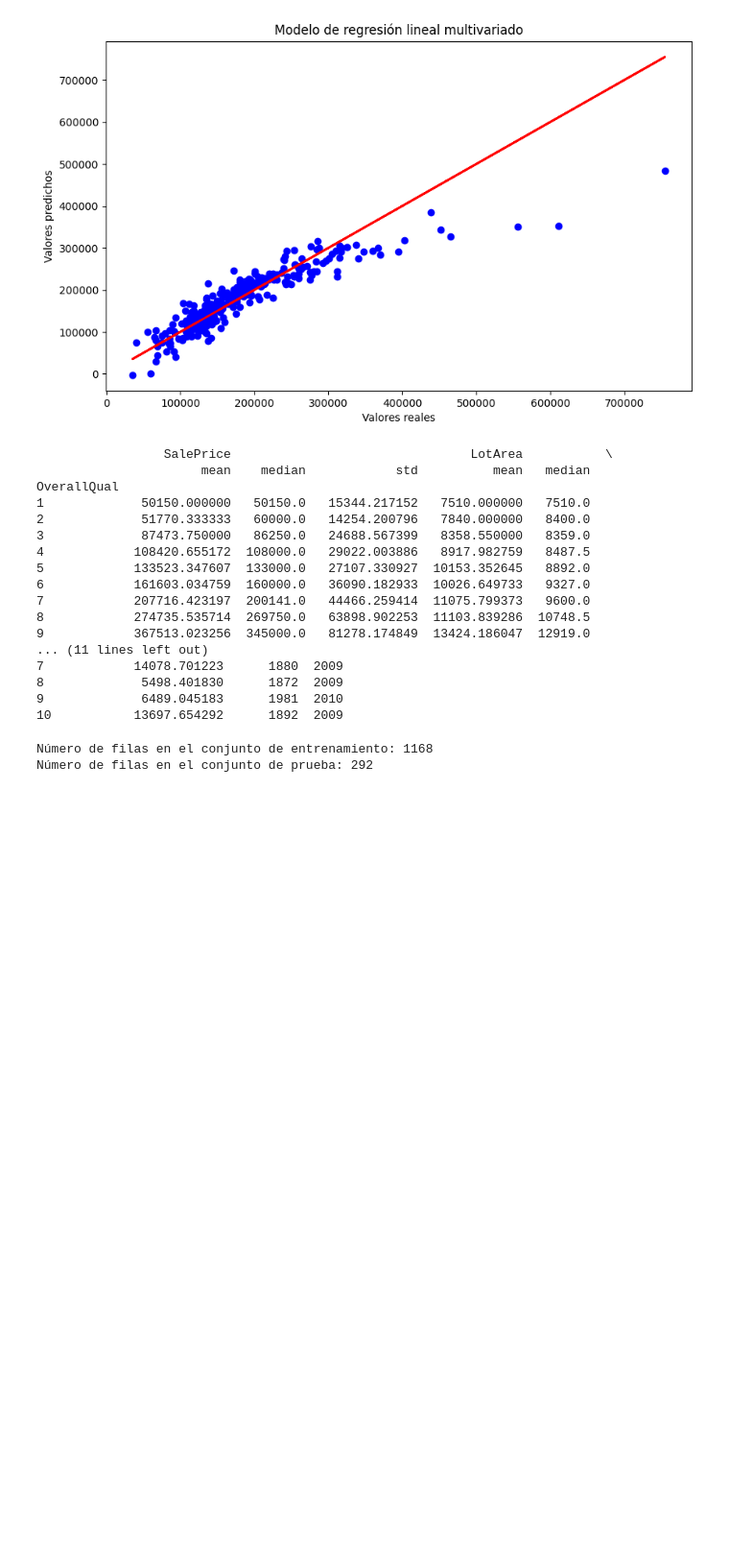
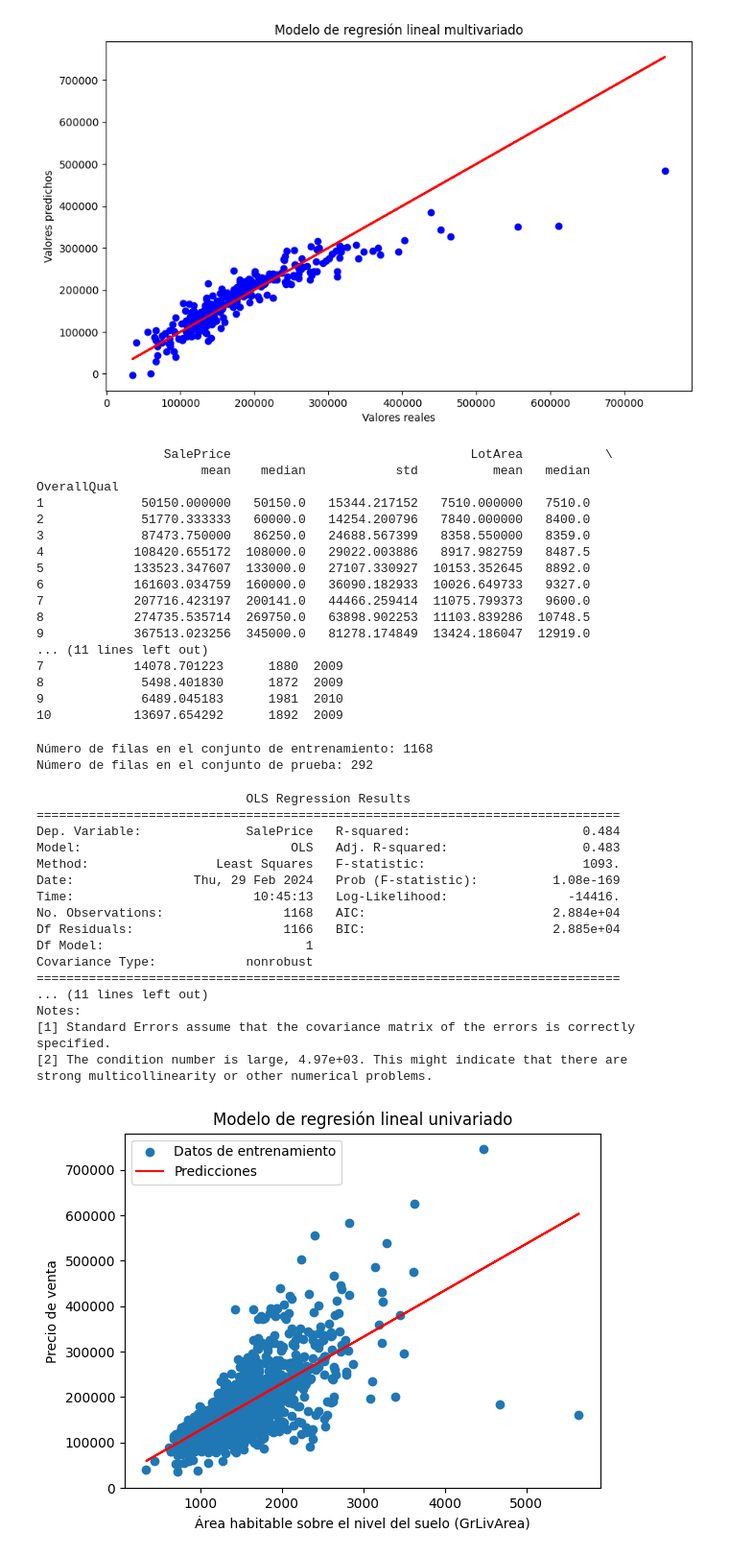
Before and after one commit to estebandonis/HT3-MineriadeDatos, a Jupyter notebook: lab3.ipynb, the cells around one changed output. Shown at 96% size. Drawn from its saved outputs; the diff is of its cells as text; code cells hidden in the pictures; blank space fills up the shorter version.

```diff
--- a/lab3.ipynb
+++ b/lab3.ipynb
@@ -216,3 +220,62 @@ print("Número de filas en el conjunto de prueba:", X_test.shape[0])
 # %% [output]
 Número de filas en el conjunto de entrenamiento: 1168
 Número de filas en el conjunto de prueba: 292
+# %%
+#Pregunta 7
+import numpy as np
+import statsmodels.api as sm
+import matplotlib.pyplot as plt
+
+# Agregar una columna de unos para el término constante
+X_train_uni = sm.add_constant(X_train['GrLivArea'])
+
+# Crear el modelo de regresión lineal univariado
+model_uni = sm.OLS(y_train, X_train_uni)
+
+# Ajustar el modelo
+results_uni = model_uni.fit()
+
+# Resumen del modelo
+print(results_uni.summary())
+
+# Obtener los residuos
+residuals_uni = results_uni.resid
+
+# Predicciones sobre los datos de entrenamiento
+predictions_uni = results_uni.predict(X_train_uni)
+
+# Gráfico de dispersión de los datos de entrenamiento y las predicciones
+plt.scatter(X_train['GrLivArea'], y_train, label='Datos de entrenamiento')
+plt.plot(X_train['GrLivArea'], predictions_uni, color='red', label='Predicciones')
+plt.xlabel('Área habitable sobre el nivel del suelo (GrLivArea)')
+plt.ylabel('Precio de venta')
+plt.title('Modelo de regresión lineal univariado')
+plt.legend()
+plt.show()
+
+# Gráfico de los residuos
+plt.scatter(predictions_uni, residuals_uni)
+plt.axhline(y=0, color='red', linestyle='--')
+plt.xlabel('Predicciones')
+plt.ylabel('Residuos')
+plt.title('Residuos del modelo de regresión lineal univariado')
+plt.show()
+# %% [output]
+                            OLS Regression Results
+==============================================================================
+Dep. Variable:              SalePrice   R-squared:                       0.484
+Model:                            OLS   Adj. R-squared:                  0.483
+Method:                 Least Squares   F-statistic:                     1093.
+Date:                Thu, 29 Feb 2024   Prob (F-statistic):          1.08e-169
+Time:                        10:45:13   Log-Likelihood:                -14416.
+No. Observations:                1168   AIC:                         2.884e+04
+Df Residuals:                    1166   BIC:                         2.885e+04
+Df Model:                           1
+Covariance Type:            nonrobust
+==============================================================================
+... (11 lines left out)
+Notes:
+[1] Standard Errors assume that the covariance matrix of the errors is correctly specified.
+[2] The condition number is large, 4.97e+03. This might indicate that there are
+strong multicollinearity or other numerical problems.
+[figure, added]
```
Also changed, not shown: parts of 2 cells of this notebook.
